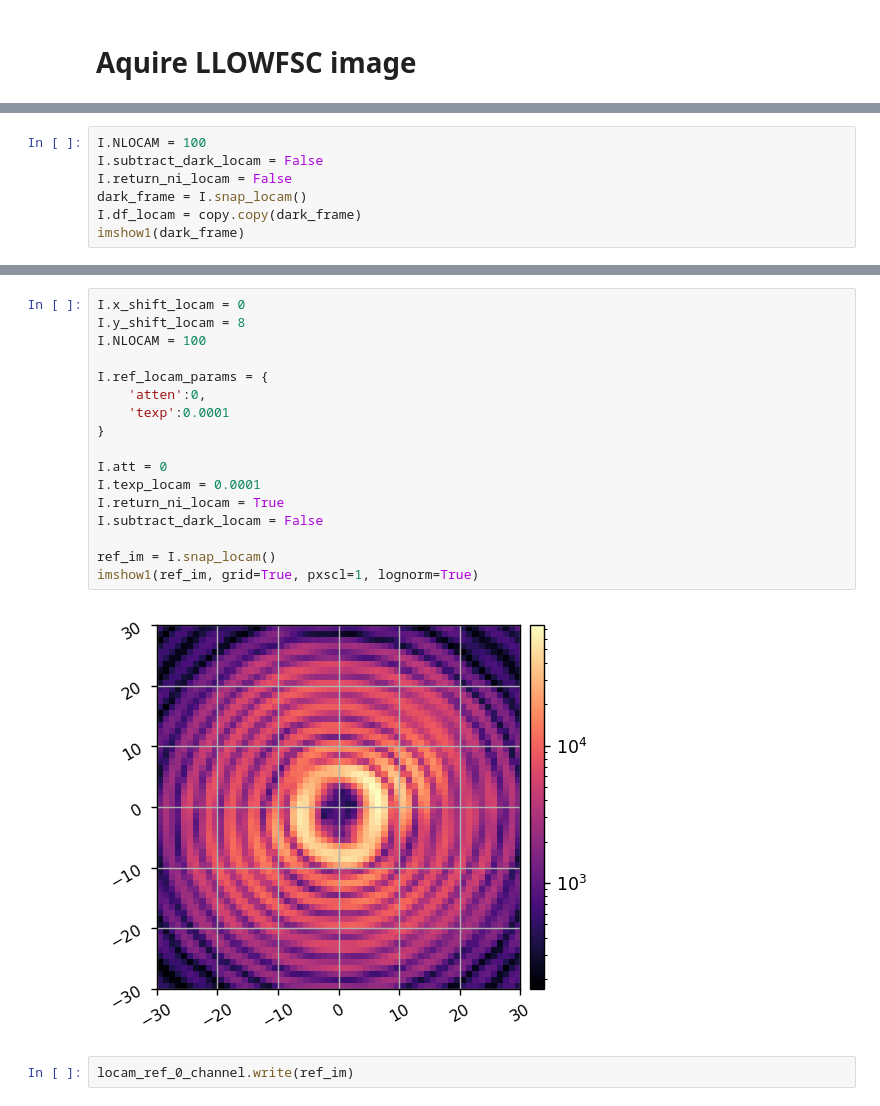
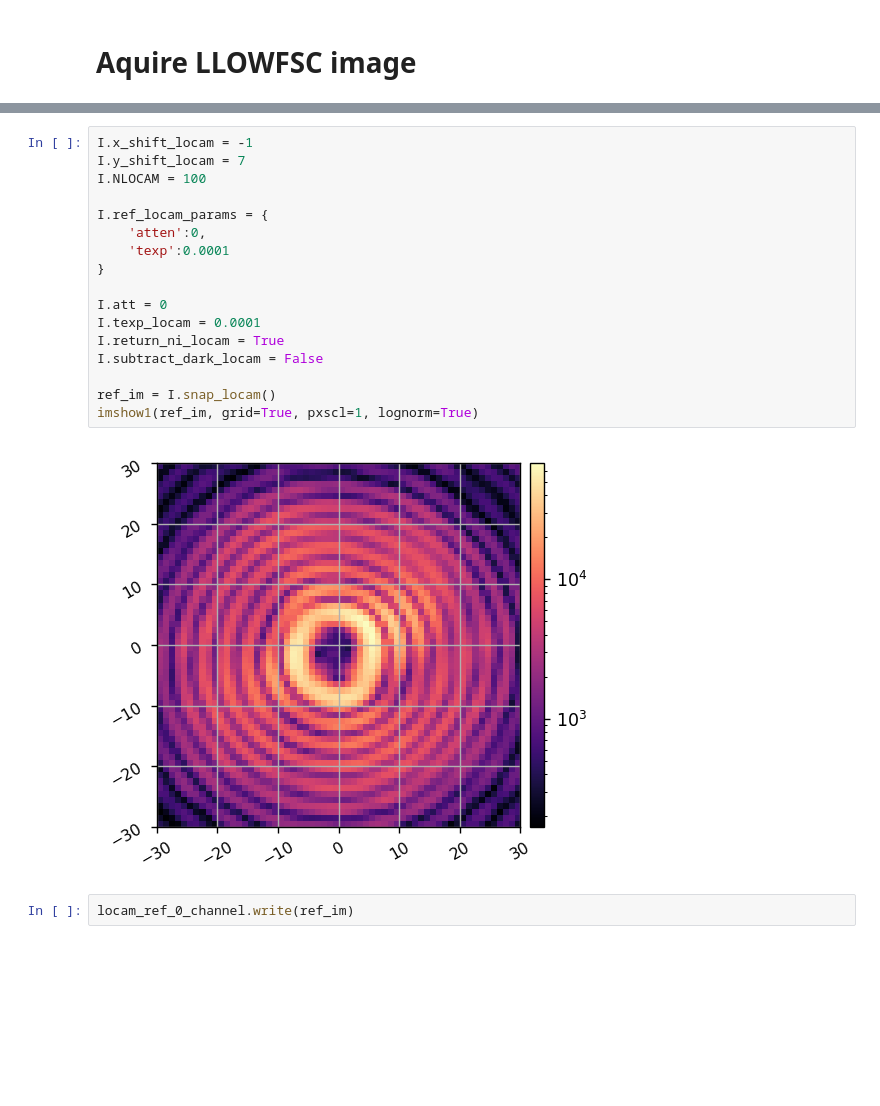
Before and after one commit to kian1377/scoob-exps, a Jupyter notebook: run_llowfsc_hadamard_update.ipynb, the cells around one changed output, grey strips where cells are left out. Saved outputs shown, nothing was run; the diff lists cells and outputs as text; blank space fills up the shorter version.

```diff
--- a/run_llowfsc_hadamard_update.ipynb
+++ b/run_llowfsc_hadamard_update.ipynb
@@ -70,7 +65,0 @@ scoobi.move_block_out(client0)
-# %%
-I.NLOCAM = 100
-I.subtract_dark_locam = False
-I.return_ni_locam = False
-dark_frame = I.snap_locam()
-I.df_locam = copy.copy(dark_frame)
-imshow1(dark_frame)
@@ -79,22 +66,22 @@ imshow1(dark_frame)
 # %%
-I.x_shift_locam = 0
-I.y_shift_locam = 8
+I.x_shift_locam = -1
+I.y_shift_locam = 7
 I.NLOCAM = 100
 
 I.ref_locam_params = {
     'atten':0,
     'texp':0.0001
 }
 
 I.att = 0
 I.texp_locam = 0.0001
 I.return_ni_locam = True
 I.subtract_dark_locam = False
 
 ref_im = I.snap_locam()
 imshow1(ref_im, grid=True, pxscl=1, lognorm=True)
 # %% [output]
-[figure, old version]
+[figure, new version]
 # %%
 locam_ref_0_channel.write(ref_im)
 # %% [markdown]
```
Also changed, not shown: parts of 8 cells of this notebook, 4 other files.
